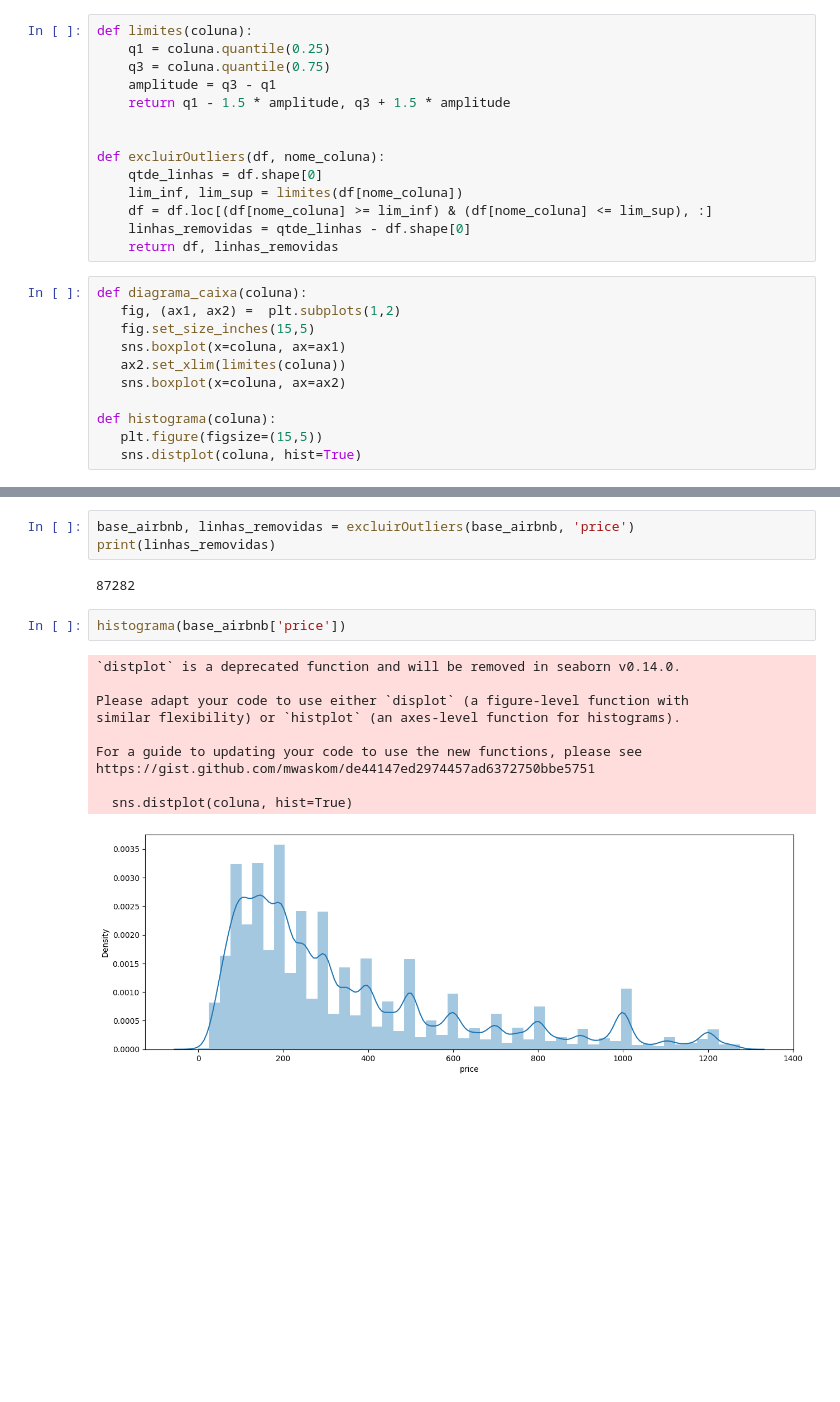
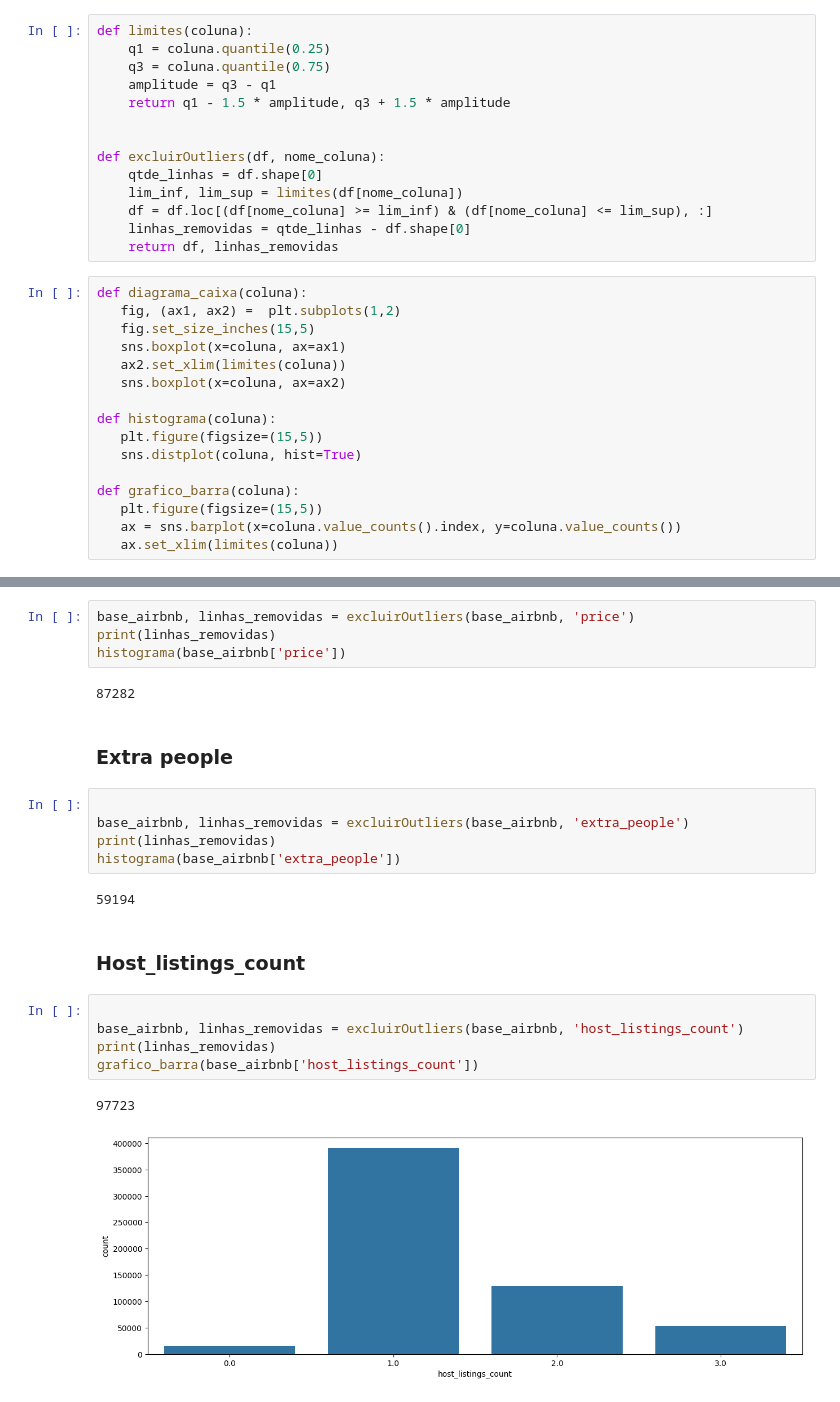
Before and after one commit to raphaelcastelar/projeto-analise-airbnb, a Jupyter notebook: airbnb2.ipynb, the cells around one changed output, grey strips where cells are left out. Cells and saved outputs as stored; diff of their text form; blank space fills up the shorter version.

Commit message:
excluindo outliers

```diff
--- a/airbnb2.ipynb
+++ b/airbnb2.ipynb
@@ -164,3 +164,8 @@ def diagrama_caixa(coluna):
 def histograma(coluna):
    plt.figure(figsize=(15,5))
    sns.distplot(coluna, hist=True)
+
+def grafico_barra(coluna):
+   plt.figure(figsize=(15,5))
+   ax = sns.barplot(x=coluna.value_counts().index, y=coluna.value_counts())
+   ax.set_xlim(limites(coluna))
@@ -180,18 +174,25 @@ https://gist.github.com/mwaskom/de44147ed2974457ad6372750bbe5751
 # %%
 base_airbnb, linhas_removidas = excluirOutliers(base_airbnb, 'price')
 print(linhas_removidas)
+histograma(base_airbnb['price'])
 # %% [output]
 87282
-# %%
-histograma(base_airbnb['price'])
-# %% [output]
-`distplot` is a deprecated function and will be removed in seaborn v0.14.0.
-
-Please adapt your code to use either `displot` (a figure-level function with
-similar flexibility) or `histplot` (an axes-level function for histograms).
-
-For a guide to updating your code to use the new functions, please see
-https://gist.github.com/mwaskom/de44147ed2974457ad6372750bbe5751
-
-  sns.distplot(coluna, hist=True)
-[figure, removed]
+# %% [markdown]
+### Extra people
+# %%
+
+base_airbnb, linhas_removidas = excluirOutliers(base_airbnb, 'extra_people')
+print(linhas_removidas)
+histograma(base_airbnb['extra_people'])
+# %% [output]
+59194
+# %% [markdown]
+### Host_listings_count
+# %%
+
+base_airbnb, linhas_removidas = excluirOutliers(base_airbnb, 'host_listings_count')
+print(linhas_removidas)
+grafico_barra(base_airbnb['host_listings_count'])
+# %% [output]
+97723
+[figure, added]
```
Also changed, not shown: parts of 6 cells of this notebook.
